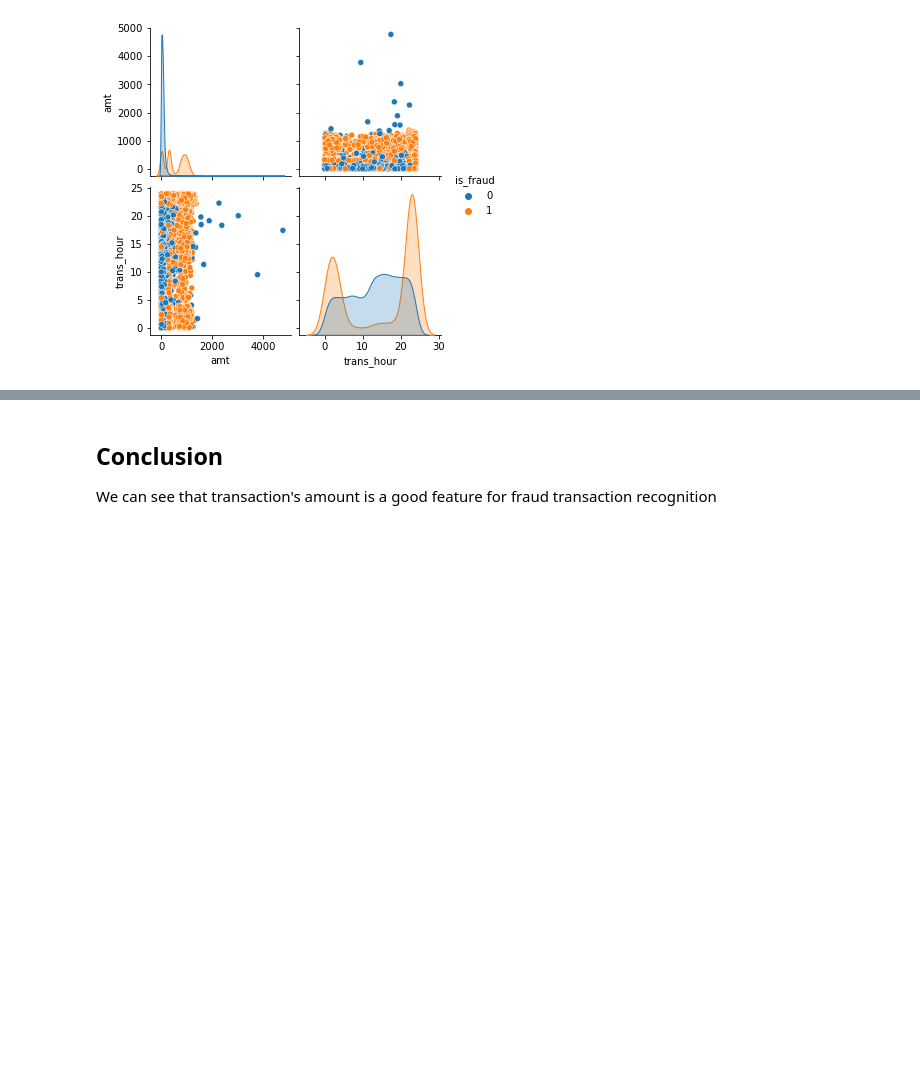
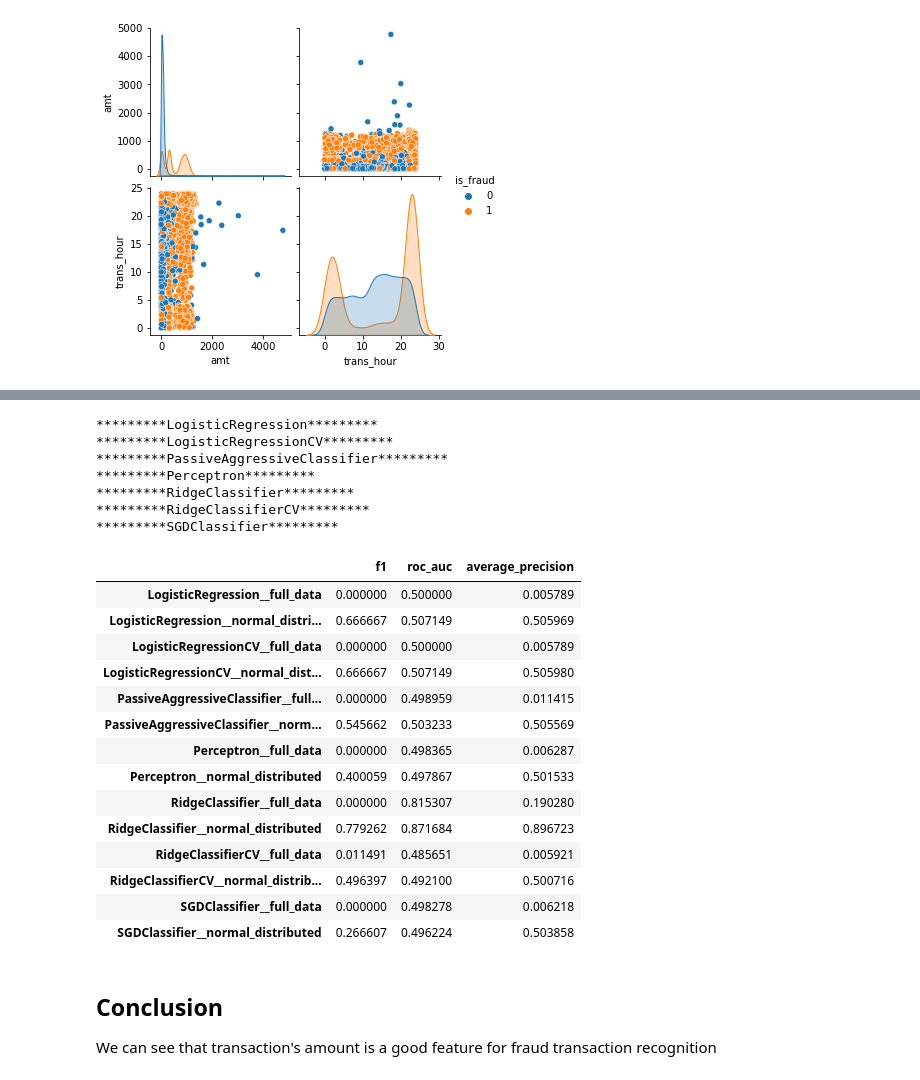
Before and after one commit to sashaaKr/master-of-science, a Jupyter notebook: semester_2/Advanced_Topics_in_Machine_Learning/assignment_2/Advanced Machine Learning_sasha - HW #2.ipynb, the cells around one changed output, grey strips where cells are left out. Drawn from its saved outputs; the diff is of its cells as text; code cells hidden in the pictures; blank space fills up the shorter version.

Commit message:
linear regressions results

```diff
--- a/semester_2/Advanced_Topics_in_Machine_Learning/assignment_2/Advanced Machine Learning_sasha - HW #2.ipynb
+++ b/semester_2/Advanced_Topics_in_Machine_Learning/assignment_2/Advanced Machine Learning_sasha - HW #2.ipynb
@@ -576,3 +578,81 @@ X_test = X_test.drop(to_drop, axis=1)
+# %%
+### T E S T data
+
+columns_to_drop = ['Unnamed: 0', "trans_date_trans_time", "merchant", "first", "last", "street", "city", "lat", "long", "job", "dob", "trans_num", "merch_lat", "merch_long"]
+
+X_train_full = dummied_full_train_df.copy()
+X_train_full = drop_columns(X_train_full, columns_to_drop)
+Y_train_full = X_train_full['is_fraud']
+del X_train_full['is_fraud']
+
+X_train_normal_distributed = dummied_normal_distributed_train_df.copy()
+X_train_normal_distributed = drop_columns(X_train_normal_distributed, columns_to_drop)
+Y_train_normal_distributed = X_train_normal_distributed['is_fraud']
+del X_train_normal_distributed['is_fraud']
+# %%
+from sklearn.linear_model import LogisticRegression, LogisticRegressionCV
+from sklearn.model_selection import cross_validate
+
+def add_score(scores_df, scores, regressorName, dataType):
+    scores_df.loc[regressorName + '_' + dataType, 'f1'] = scores['test_f1'].mean()
+    scores_df.loc[regressorName + '_' + dataType, 'roc_auc'] = scores['test_roc_auc'].mean()
+    scores_df.loc[regressorName + '_' + dataType, 'average_precision'] = scores['test_average_precision'].mean()
+
+scores_df = pd.DataFrame(dtype=float)
+regressors = [
+    LogisticRegression,
+    LogisticRegressionCV,
+    PassiveAggressiveClassifier,
+    Perceptron,
+    RidgeClassifier,
+    RidgeClassifierCV,
+    SGDClassifier
+]
+for regressor in regressors:
+    name = regressor.__name__
+    print('*********' + name + '*********')
+    normal_distributed_scores = cross_validate(
+        regressor(),
+        X_train_normal_distributed,
+        Y_train_normal_distributed,
+        cv=10,
+        scoring=('roc_auc', 'average_precision', 'f1')
+    )
+
+    full_scores = cross_validate(
+        regressor(),
+        X_train_full,
+        Y_train_full,
+        cv=10,
+        scoring=('roc_auc', 'average_precision', 'f1')
+    )
+    add_score(scores_df, full_scores, regressor.__name__, "_full_data")
+    add_score(scores_df, normal_distributed_scores, regressor.__name__, "_normal_distributed")
+
+scores_df
+# %% [output]
+*********LogisticRegression*********
+*********LogisticRegressionCV*********
+*********PassiveAggressiveClassifier*********
+*********Perceptron*********
+*********RidgeClassifier*********
+*********RidgeClassifierCV*********
+*********SGDClassifier*********
+|  | f1 | roc_auc | average_precision |
+| LogisticRegression__full_data | 0.000000 | 0.500000 | 0.005789 |
+| LogisticRegression__normal_distri... | 0.666667 | 0.507149 | 0.505969 |
+| LogisticRegressionCV__full_data | 0.000000 | 0.500000 | 0.005789 |
+| LogisticRegressionCV__normal_dist... | 0.666667 | 0.507149 | 0.505980 |
+| PassiveAggressiveClassifier__full... | 0.000000 | 0.498959 | 0.011415 |
+| PassiveAggressiveClassifier__norm... | 0.545662 | 0.503233 | 0.505569 |
+| Perceptron__full_data | 0.000000 | 0.498365 | 0.006287 |
+| Perceptron__normal_distributed | 0.400059 | 0.497867 | 0.501533 |
+| RidgeClassifier__full_data | 0.000000 | 0.815307 | 0.190280 |
+| RidgeClassifier__normal_distributed | 0.779262 | 0.871684 | 0.896723 |
+| RidgeClassifierCV__full_data | 0.011491 | 0.485651 | 0.005921 |
+| RidgeClassifierCV__normal_distrib... | 0.496397 | 0.492100 | 0.500716 |
+| SGDClassifier__full_data | 0.000000 | 0.498278 | 0.006218 |
+| SGDClassifier__normal_distributed | 0.266607 | 0.496224 | 0.503858 |
 # %%
 f, ax1 = plt.subplots(1, 1, figsize=(24,20))
 
```
Also changed, not shown: parts of 8 cells of this notebook, 1 other file.
